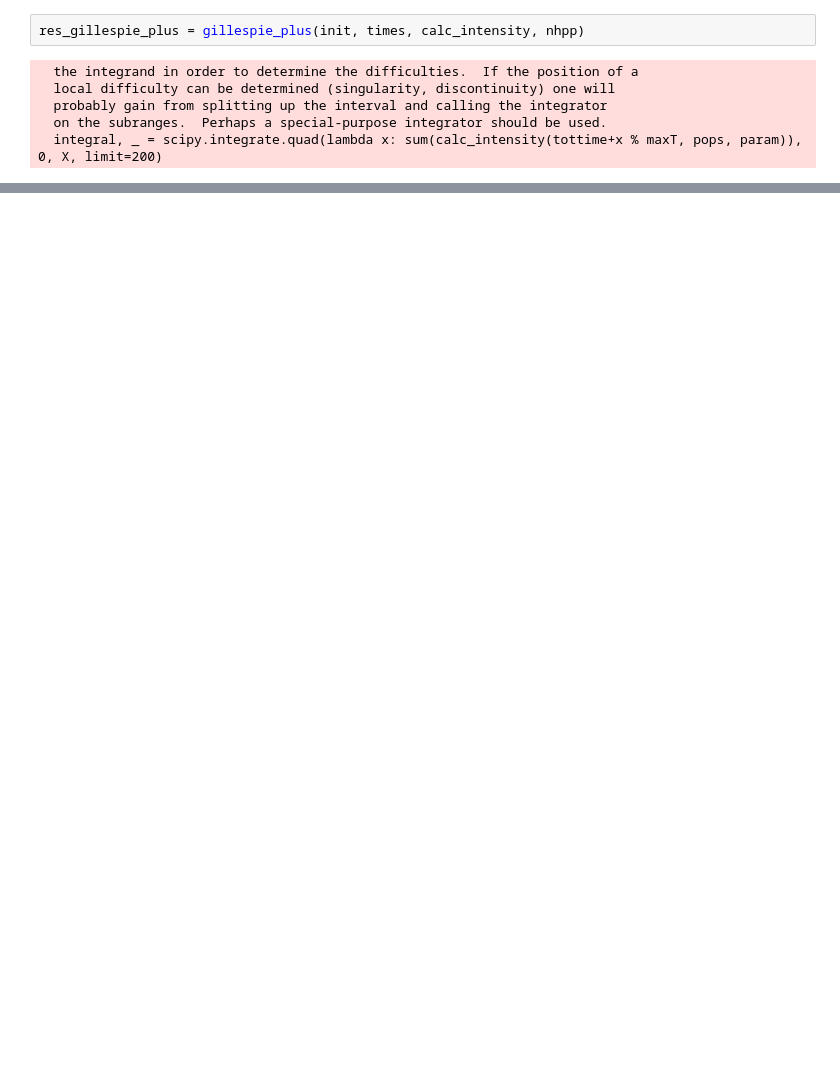
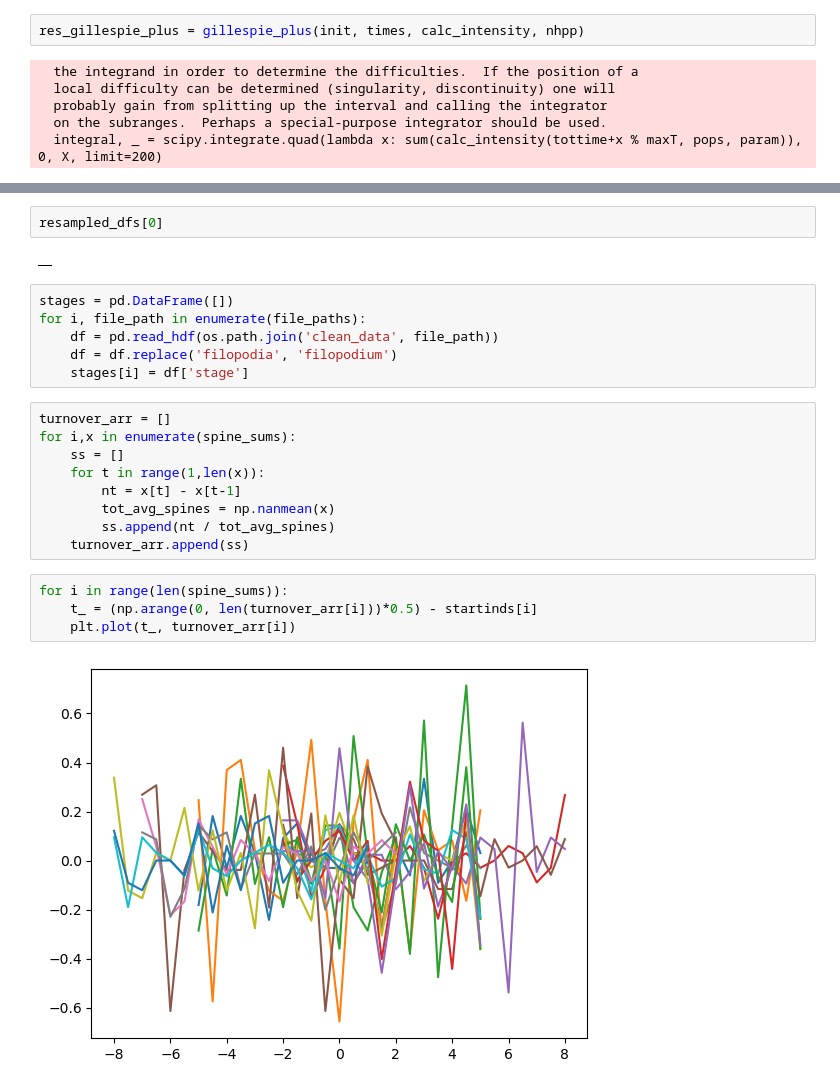
Before and after one commit to dylanmmartins/spine-population-modeling, a Jupyter notebook: version2.ipynb, the cells around one changed output, grey strips where cells are left out. Cells and saved outputs as stored; diff of their text form; blank space fills up the shorter version.

```diff
--- a/version2.ipynb
+++ b/version2.ipynb
@@ -312,0 +436,25 @@ res_gillespie_plus = gillespie_plus(init, times, calc_intensity, nhpp)
+# %%
+resampled_dfs[0]
+# %% [output]
+|  |
+# %%
+stages = pd.DataFrame([])
+for i, file_path in enumerate(file_paths):
+    df = pd.read_hdf(os.path.join('clean_data', file_path))
+    df = df.replace('filopodia', 'filopodium')
+    stages[i] = df['stage']
+# %%
+turnover_arr = []
+for i,x in enumerate(spine_sums):
+    ss = []
+    for t in range(1,len(x)):
+        nt = x[t] - x[t-1]
+        tot_avg_spines = np.nanmean(x)
+        ss.append(nt / tot_avg_spines)
+    turnover_arr.append(ss)
+# %%
+for i in range(len(spine_sums)):
+    t_ = (np.arange(0, len(turnover_arr[i]))*0.5) - startinds[i]
+    plt.plot(t_, turnover_arr[i])
+# %% [output]
+[figure, added]
```
Also changed, not shown: parts of 10 cells of this notebook.
